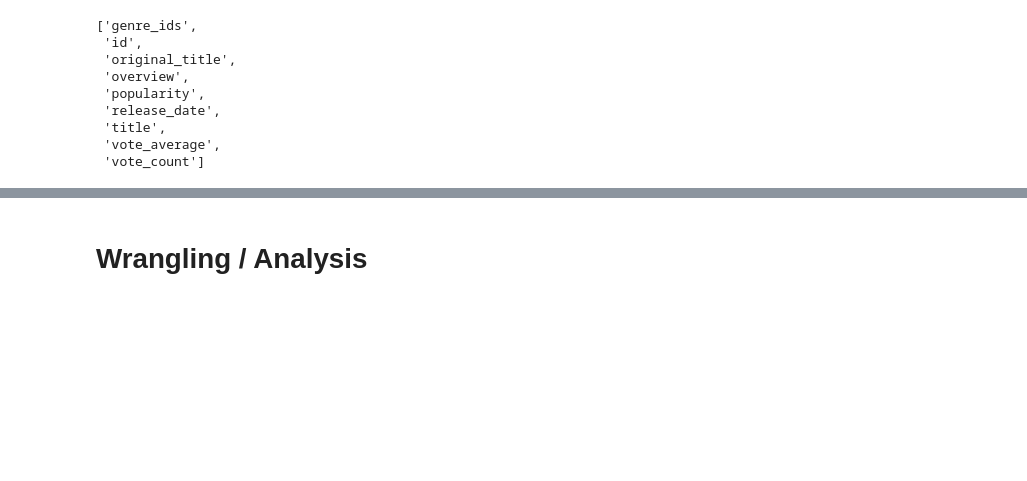
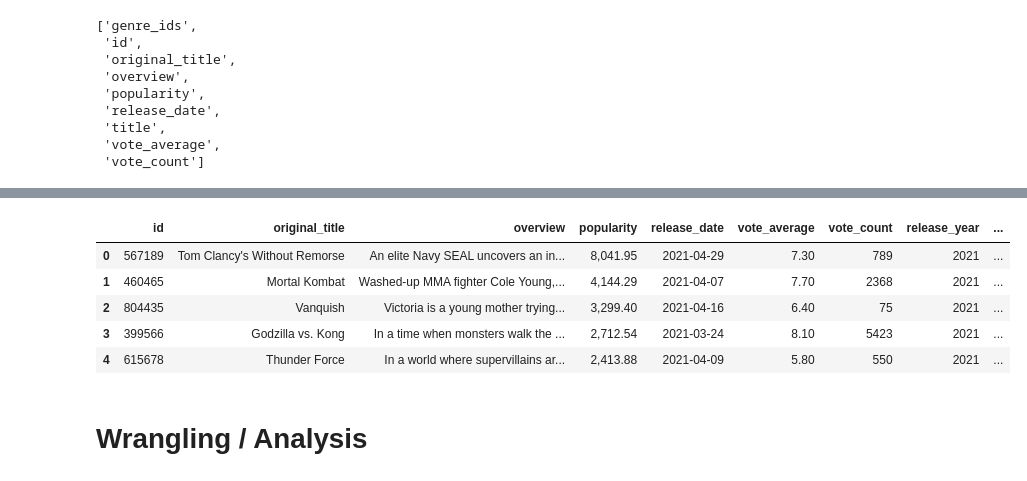
Before and after one commit to debskiszymon/TMDB_dashboard, a Jupyter notebook: TMDB_df.ipynb, the cells around one changed output, grey strips where cells are left out. Saved outputs shown, nothing was run; the diff lists cells and outputs as text; code cells hidden in the pictures; blank space fills up the shorter version.

```diff
--- a/TMDB_df.ipynb
+++ b/TMDB_df.ipynb
@@ -265,0 +267,9 @@ df_clean.shape
+# %%
+df_clean.head()
+# %% [output]
+|  | id | original_title | overview | popularity | release_date | vote_average | vote_count | release_year | ... |
+| 0 | 567189 | Tom Clancy's Without Remorse | An elite Navy SEAL uncovers an in... | 8,041.95 | 2021-04-29 | 7.30 | 789 | 2021 | ... |
+| 1 | 460465 | Mortal Kombat | Washed-up MMA fighter Cole Young,... | 4,144.29 | 2021-04-07 | 7.70 | 2368 | 2021 | ... |
+| 2 | 804435 | Vanquish | Victoria is a young mother trying... | 3,299.40 | 2021-04-16 | 6.40 | 75 | 2021 | ... |
+| 3 | 399566 | Godzilla vs. Kong | In a time when monsters walk the ... | 2,712.54 | 2021-03-24 | 8.10 | 5423 | 2021 | ... |
+| 4 | 615678 | Thunder Force | In a world where supervillains ar... | 2,413.88 | 2021-04-09 | 5.80 | 550 | 2021 | ... |
```
Also changed, not shown: parts of 44 cells of this notebook, 2 other files.
